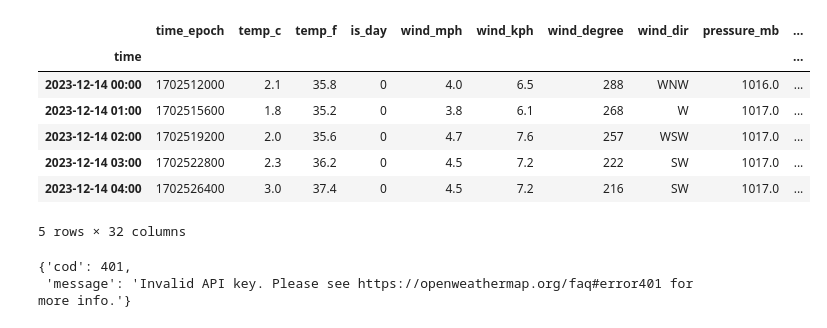
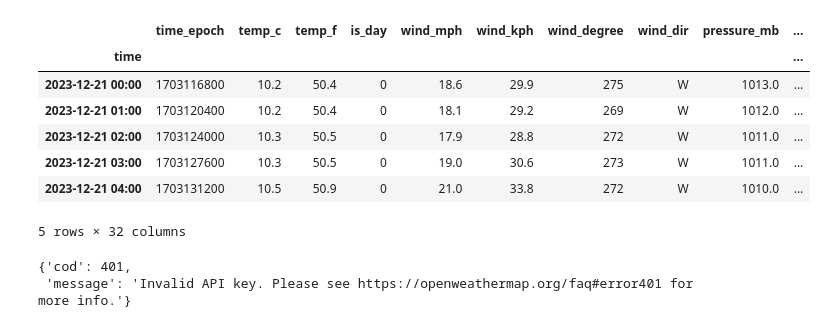
Before and after one commit to tennisnuts/Power-Forecast, a Jupyter notebook: playground.ipynb, the cells around one changed output. Drawn from its saved outputs; the diff is of its cells as text; code cells hidden in the pictures.

```diff
--- a/playground.ipynb
+++ b/playground.ipynb
@@ -41,18 +41,18 @@ current_weather
 1 rows × 22 columns
 # %%
 postcode = 'WR7 4BU'
-date_time = datetime(year=2023, month=12, day=14)
+date_time = datetime(year=2023, month=12, day=21)
 
 weather = get_historical_weather(postcode, date_time)
 weather.head()
 # %% [output]
 |  | time_epoch | temp_c | temp_f | is_day | wind_mph | wind_kph | wind_degree | wind_dir | pressure_mb | ... |
 | time |  |  |  |  |  |  |  |  |  | ... |
-| 2023-12-14 00:00 | 1702512000 | 2.1 | 35.8 | 0 | 4.0 | 6.5 | 288 | WNW | 1016.0 | ... |
-| 2023-12-14 01:00 | 1702515600 | 1.8 | 35.2 | 0 | 3.8 | 6.1 | 268 | W | 1017.0 | ... |
-| 2023-12-14 02:00 | 1702519200 | 2.0 | 35.6 | 0 | 4.7 | 7.6 | 257 | WSW | 1017.0 | ... |
-| 2023-12-14 03:00 | 1702522800 | 2.3 | 36.2 | 0 | 4.5 | 7.2 | 222 | SW | 1017.0 | ... |
-| 2023-12-14 04:00 | 1702526400 | 3.0 | 37.4 | 0 | 4.5 | 7.2 | 216 | SW | 1017.0 | ... |
+| 2023-12-21 00:00 | 1703116800 | 10.2 | 50.4 | 0 | 18.6 | 29.9 | 275 | W | 1013.0 | ... |
+| 2023-12-21 01:00 | 1703120400 | 10.2 | 50.4 | 0 | 18.1 | 29.2 | 269 | W | 1012.0 | ... |
+| 2023-12-21 02:00 | 1703124000 | 10.3 | 50.5 | 0 | 17.9 | 28.8 | 272 | W | 1011.0 | ... |
+| 2023-12-21 03:00 | 1703127600 | 10.3 | 50.5 | 0 | 19.0 | 30.6 | 273 | W | 1011.0 | ... |
+| 2023-12-21 04:00 | 1703131200 | 10.5 | 50.9 | 0 | 21.0 | 33.8 | 272 | W | 1010.0 | ... |
 5 rows × 32 columns
 # %%
 # create code to get irradiance data
```
Also changed, not shown: parts of 8 cells of this notebook.
